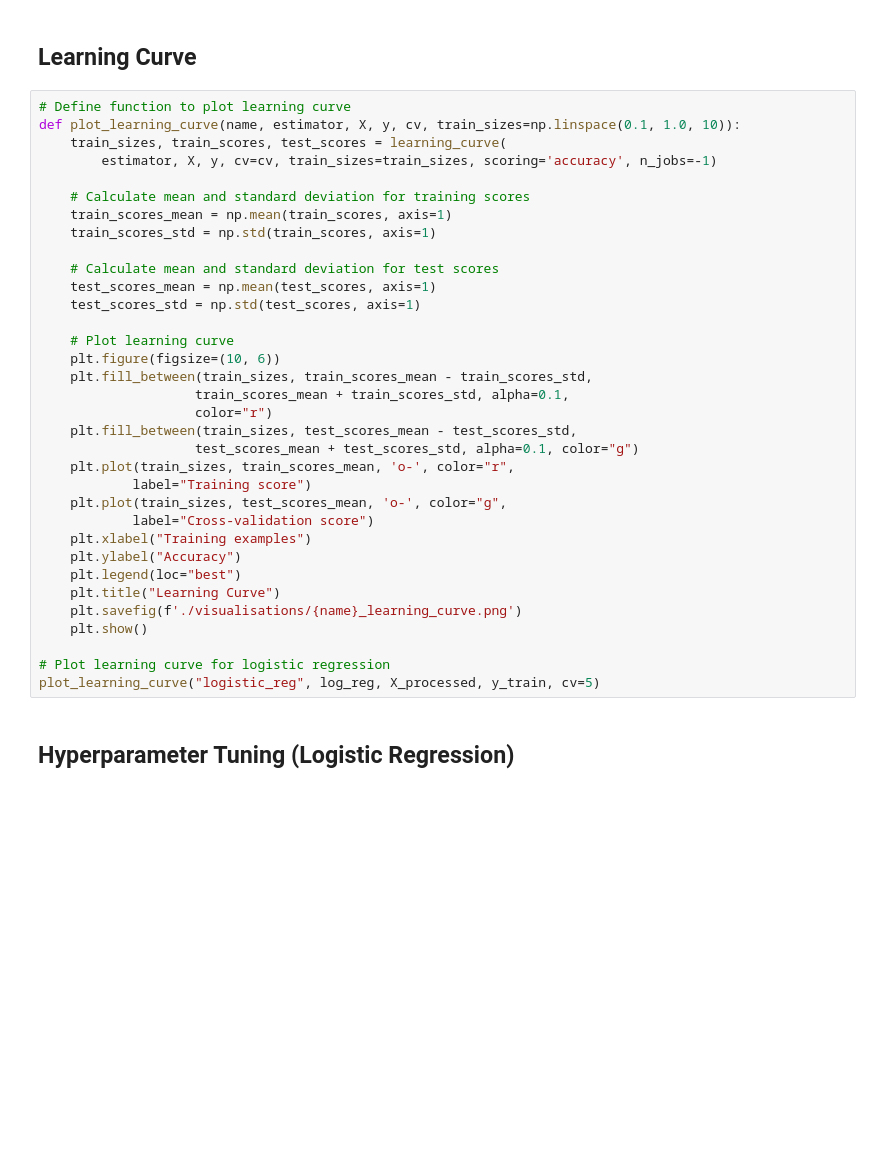
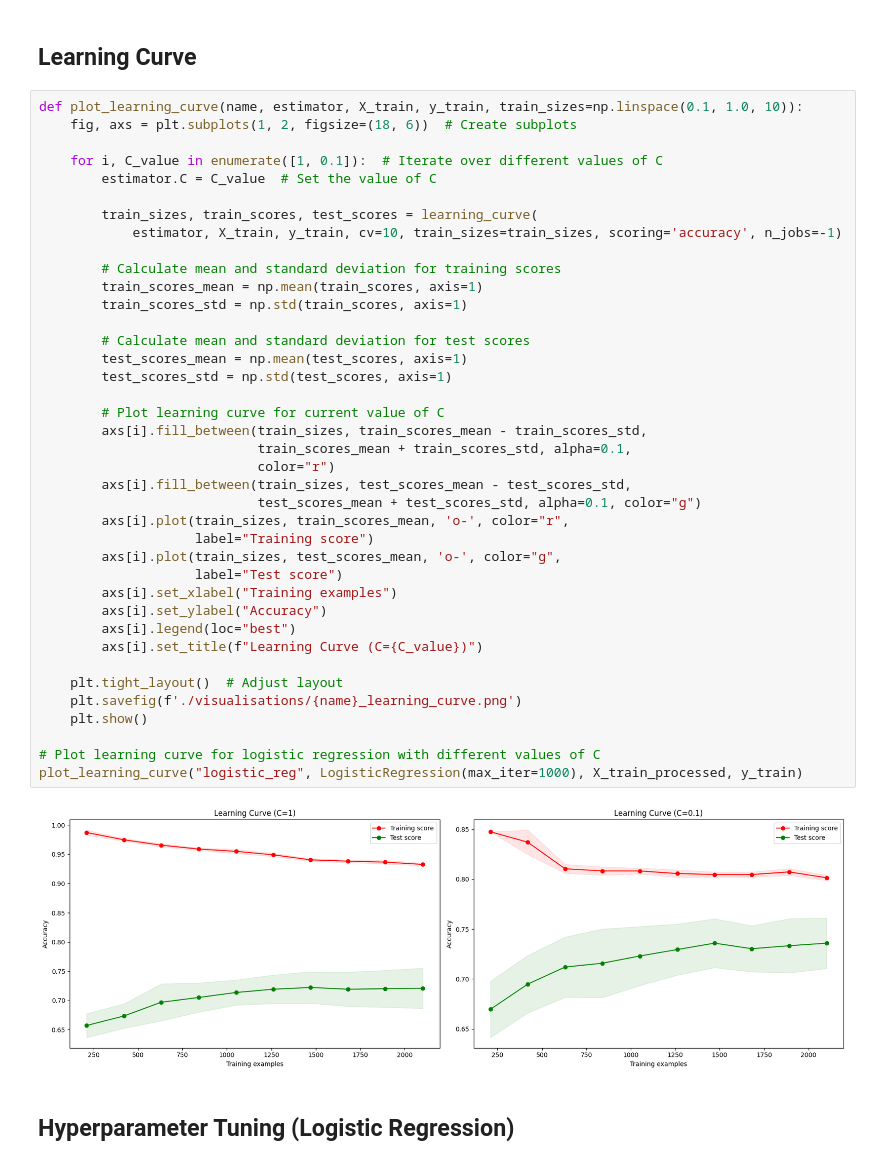
Before and after one commit to JZYNX/ML-assignment-2, a Jupyter notebook: COMP30027-Project2.ipynb, the cells around one changed output. Drawn from its saved outputs; the diff is of its cells as text; blank space fills up the shorter version.

```diff
--- a/COMP30027-Project2.ipynb
+++ b/COMP30027-Project2.ipynb
@@ -693,39 +746,46 @@ print("Mean Accuracy:", svm_scores.mean())
 # %% [markdown]
 ## Learning Curve
 # %%
-# Define function to plot learning curve
-def plot_learning_curve(name, estimator, X, y, cv, train_sizes=np.linspace(0.1, 1.0, 10)):
-    train_sizes, train_scores, test_scores = learning_curve(
-        estimator, X, y, cv=cv, train_sizes=train_sizes, scoring='accuracy', n_jobs=-1)
+def plot_learning_curve(name, estimator, X_train, y_train, train_sizes=np.linspace(0.1, 1.0, 10)):
+    fig, axs = plt.subplots(1, 2, figsize=(18, 6))  # Create subplots
 
-    # Calculate mean and standard deviation for training scores
-    train_scores_mean = np.mean(train_scores, axis=1)
-    train_scores_std = np.std(train_scores, axis=1)
+    for i, C_value in enumerate([1, 0.1]):  # Iterate over different values of C
+        estimator.C = C_value  # Set the value of C
 
-    # Calculate mean and standard deviation for test scores
-    test_scores_mean = np.mean(test_scores, axis=1)
-    test_scores_std = np.std(test_scores, axis=1)
+        train_sizes, train_scores, test_scores = learning_curve(
+            estimator, X_train, y_train, cv=10, train_sizes=train_sizes, scoring='accuracy', n_jobs=-1)
 
-    # Plot learning curve
-    plt.figure(figsize=(10, 6))
-    plt.fill_between(train_sizes, train_scores_mean - train_scores_std,
-                    train_scores_mean + train_scores_std, alpha=0.1,
-                    color="r")
-    plt.fill_between(train_sizes, test_scores_mean - test_scores_std,
-                    test_scores_mean + test_scores_std, alpha=0.1, color="g")
-    plt.plot(train_sizes, train_scores_mean, 'o-', color="r",
-            label="Training score")
-    plt.plot(train_sizes, test_scores_mean, 'o-', color="g",
-            label="Cross-validation score")
-    plt.xlabel("Training examples")
-    plt.ylabel("Accuracy")
-    plt.legend(loc="best")
-    plt.title("Learning Curve")
+        # Calculate mean and standard deviation for training scores
+        train_scores_mean = np.mean(train_scores, axis=1)
+        train_scores_std = np.std(train_scores, axis=1)
+
+        # Calculate mean and standard deviation for test scores
+        test_scores_mean = np.mean(test_scores, axis=1)
+        test_scores_std = np.std(test_scores, axis=1)
+
+        # Plot learning curve for current value of C
+        axs[i].fill_between(train_sizes, train_scores_mean - train_scores_std,
+                            train_scores_mean + train_scores_std, alpha=0.1,
+                            color="r")
+        axs[i].fill_between(train_sizes, test_scores_mean - test_scores_std,
+                            test_scores_mean + test_scores_std, alpha=0.1, color="g")
+        axs[i].plot(train_sizes, train_scores_mean, 'o-', color="r",
+                    label="Training score")
+        axs[i].plot(train_sizes, test_scores_mean, 'o-', color="g",
+                    label="Test score")
+        axs[i].set_xlabel("Training examples")
+        axs[i].set_ylabel("Accuracy")
+        axs[i].legend(loc="best")
+        axs[i].set_title(f"Learning Curve (C={C_value})")
+
+    plt.tight_layout()  # Adjust layout
     plt.savefig(f'./visualisations/{name}_learning_curve.png')
     plt.show()
 
-# Plot learning curve for logistic regression
-plot_learning_curve("logistic_reg", log_reg, X_processed, y_train, cv=5)
+# Plot learning curve for logistic regression with different values of C
+plot_learning_curve("logistic_reg", LogisticRegression(max_iter=1000), X_train_processed, y_train)
+# %% [output]
+[figure, added]
 # %% [markdown]
 ## Hyperparameter Tuning (Logistic Regression)
 # %%
```
Also changed, not shown: parts of 29 cells of this notebook, 8 other files.
